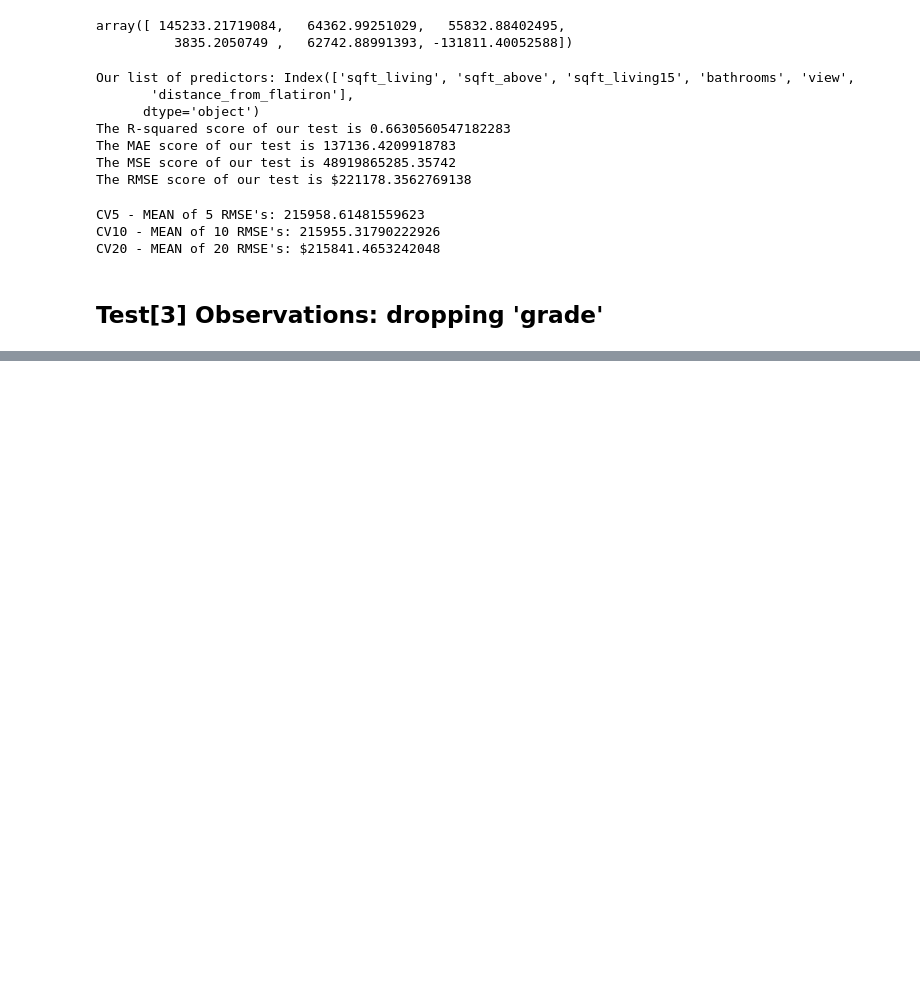
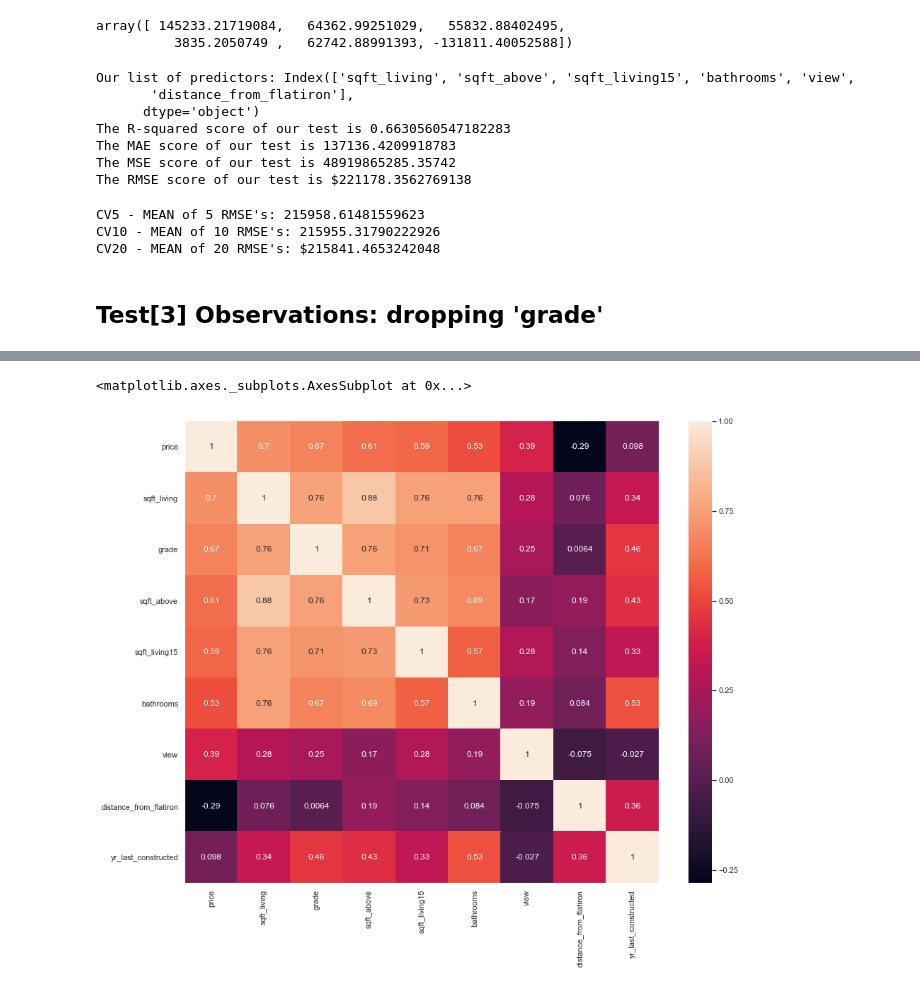
Before and after one commit to A92e/kingcountyWA_home_price_predictor, a Jupyter notebook: model_improvement.ipynb, the cells around one changed output, grey strips where cells are left out. Cells and saved outputs as stored; diff of their text form; code cells hidden in the pictures; blank space fills up the shorter version.

```diff
--- a/model_improvement.ipynb
+++ b/model_improvement.ipynb
@@ -383,0 +386,3 @@ CV20 - MEAN of 20 RMSE's: $215841.4653242048
+# %%
+#FEATURE ENGINEERING: 'yr_last_constructed'
+df['yr_last_constructed'] = df[['yr_built', 'yr_renovated']].max(axis=1)
@@ -383,0 +409,10 @@ CV20 - MEAN of 20 RMSE's: $215841.4653242048
+# %%
+#CORRELATION ANALYSIS WITH NEW VARIABLE 'yr_last_constructed'
+df8 = df[['price','sqft_living', 'grade', 'sqft_above', 'sqft_living15', 'bathrooms',
+       'view','distance_from_flatiron', 'yr_last_constructed']]
+
+sns.set(rc={'figure.figsize': (15,12)})
+sns.heatmap(df8.corr(), annot=True)
+# %% [output]
+<matplotlib.axes._subplots.AxesSubplot at 0x...>
+[figure, added]
```
Also changed, not shown: parts of 42 cells of this notebook.
